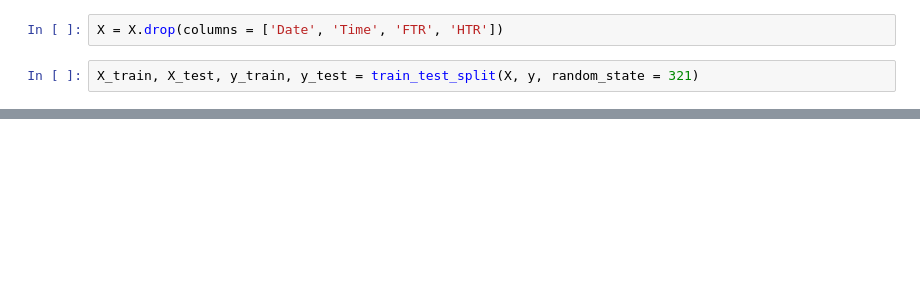
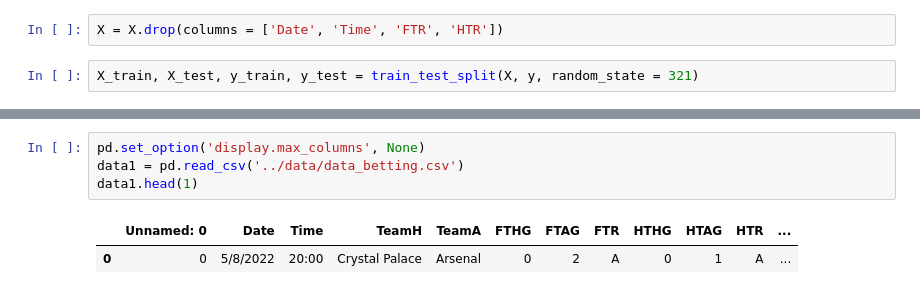
Before and after one commit to jeffreyreeve/capstone-premier-league-predictor, a Jupyter notebook: notebooks/neural_network.ipynb, the cells around one changed output, grey strips where cells are left out. Drawn from its saved outputs; the diff is of its cells as text; blank space fills up the shorter version.

```diff
--- a/notebooks/neural_network.ipynb
+++ b/notebooks/neural_network.ipynb
@@ -365,0 +364,7 @@ MAE: 0.9306236428952744
+# %%
+pd.set_option('display.max_columns', None)
+data1 = pd.read_csv('../data/data_betting.csv')
+data1.head(1)
+# %% [output]
+|  | Unnamed: 0 | Date | Time | TeamH | TeamA | FTHG | FTAG | FTR | HTHG | HTAG | HTR | ... |
+| 0 | 0 | 5/8/2022 | 20:00 | Crystal Palace | Arsenal | 0 | 2 | A | 0 | 1 | A | ... |
```
Also changed, not shown: parts of 88 cells of this notebook.
